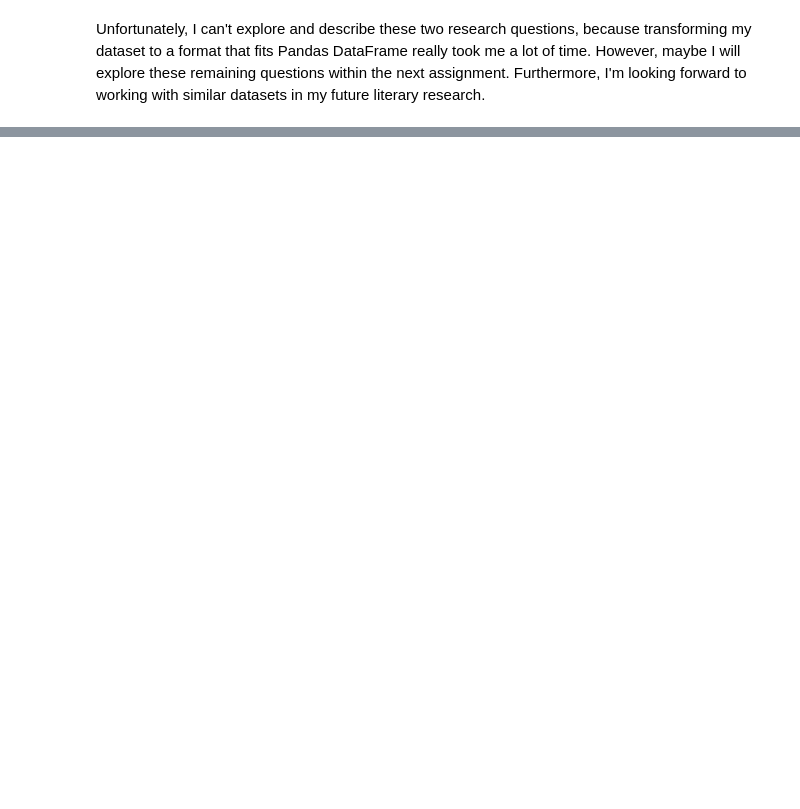
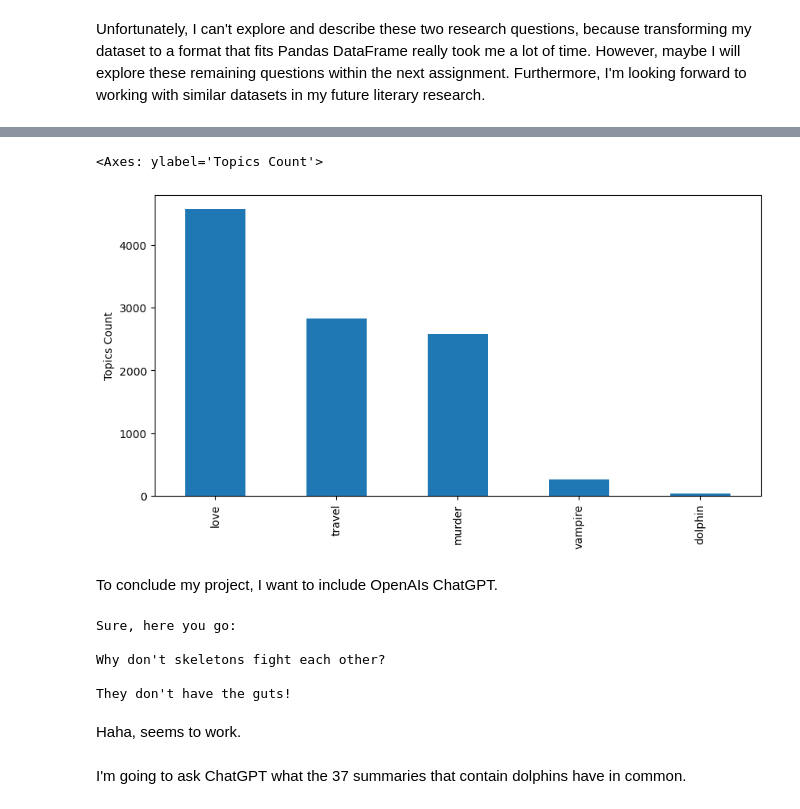
Before and after one commit to laura-ma-fu/Capstone-Project, a Jupyter notebook: LaurasCapstoneProject.ipynb, the cells around one changed output, grey strips where cells are left out. Saved outputs shown, nothing was run; the diff lists cells and outputs as text; code cells hidden in the pictures; blank space fills up the shorter version.

```diff
--- a/LaurasCapstoneProject.ipynb
+++ b/LaurasCapstoneProject.ipynb
@@ -549,0 +726,7 @@ Unfortunately, I can't explore and describe these two research questions, becaus
+# %%
+sorted_topics_count_data_frame_with_labels.plot(y="count", ylabel="Topics Count", kind="bar", figsize=(10,5), legend=False)
+# %% [output]
+<Axes: ylabel='Topics Count'>
+[figure, added]
+# %% [markdown]
+To conclude my project, I want to include OpenAIs ChatGPT.
@@ -549,0 +743,22 @@ Unfortunately, I can't explore and describe these two research questions, becaus
+# %%
+chat_completion = client.chat.completions.create(
+    messages=[
+        {
+            "role": "user",
+            "content": "Tell me a joke",
+        }
+    ],
+    model="gpt-3.5-turbo",
+)
+
+print(chat_completion.choices[0].message.content)
+# %% [output]
+Sure, here you go:
+
+Why don't skeletons fight each other?
+
+They don't have the guts!
+# %% [markdown]
+Haha, seems to work.
+# %% [markdown]
+I'm going to ask ChatGPT what the 37 summaries that contain dolphins have in common.
```
Also changed, not shown: parts of 29 cells of this notebook, 2 other files.
